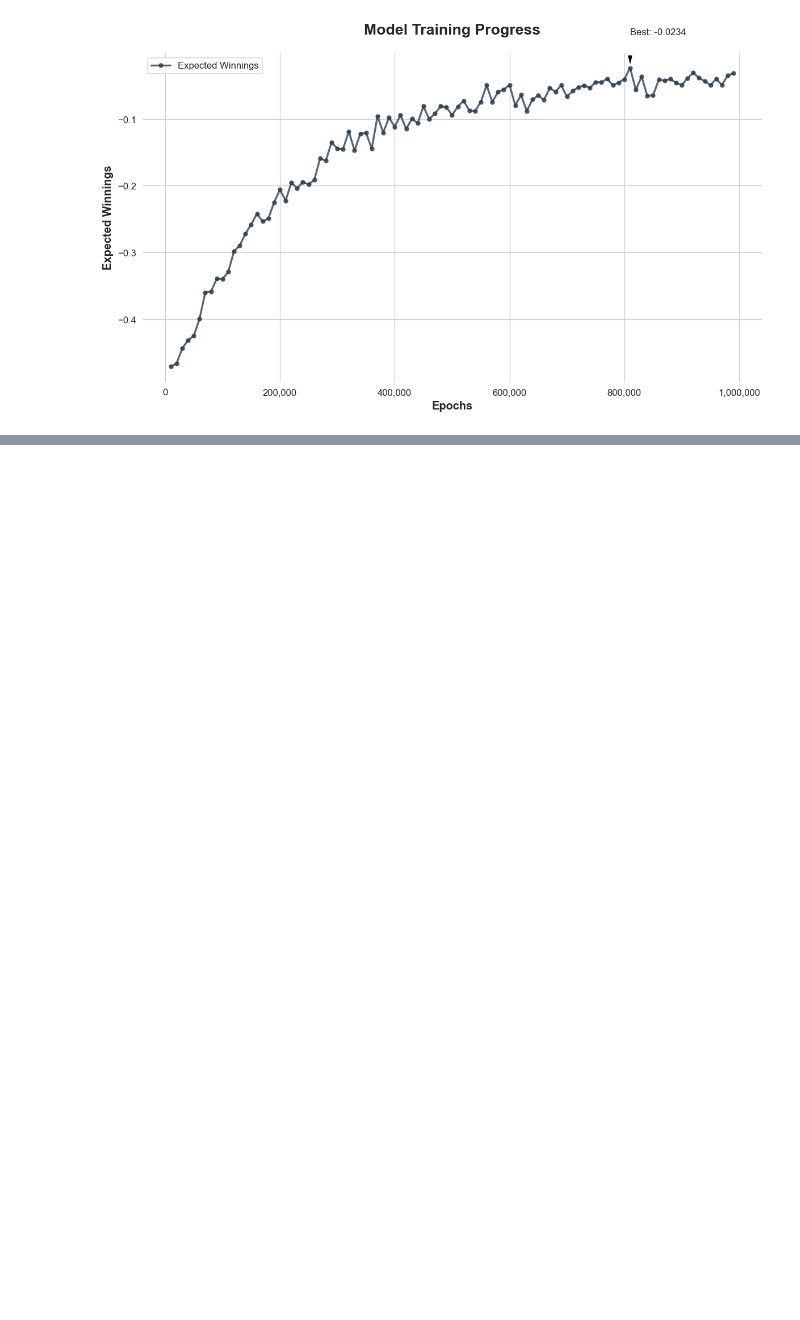
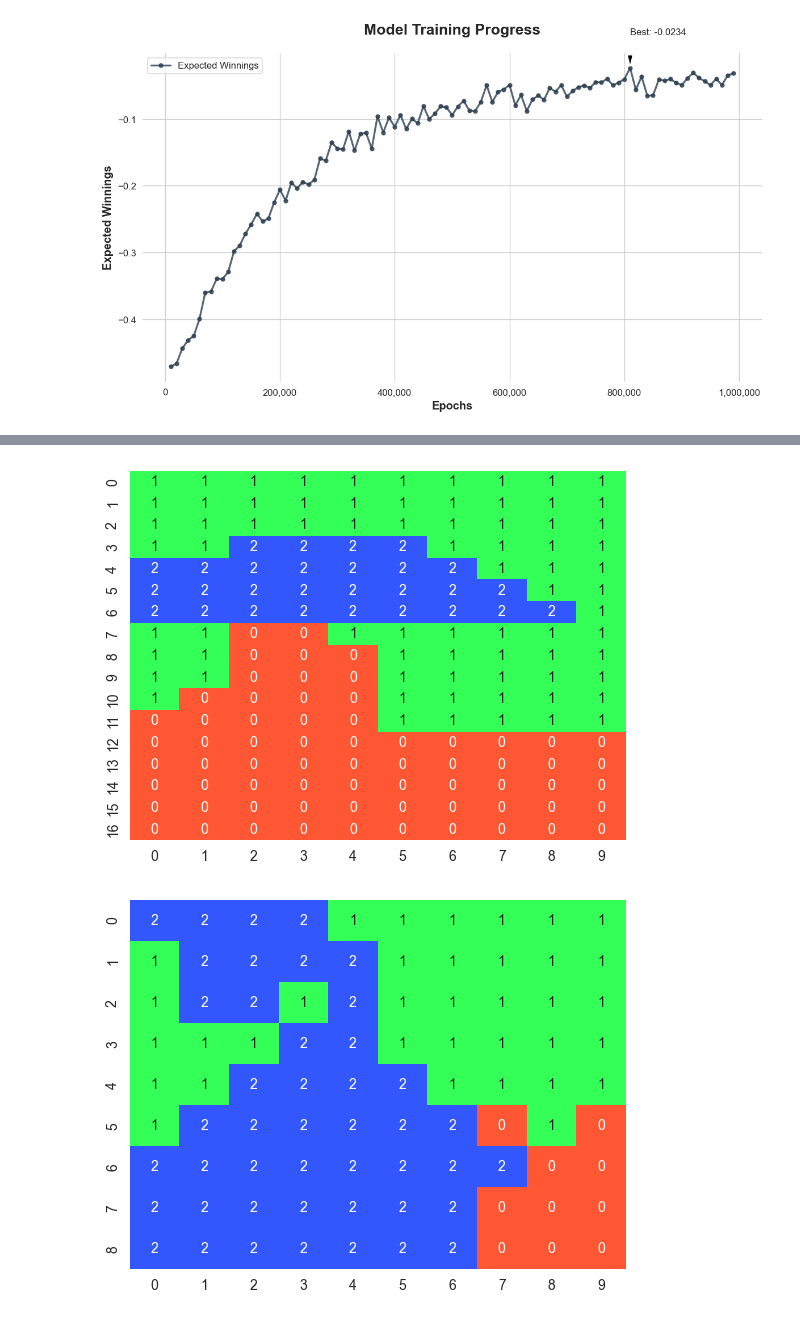
Before and after one commit to Niki110607/blackjack_rl, a Jupyter notebook: training/blackjack_RL.ipynb, the cells around one changed output, grey strips where cells are left out. Cells and saved outputs as stored; diff of their text form; code cells hidden in the pictures; blank space fills up the shorter version.

Commit message:
added plot 2

```diff
--- a/training/blackjack_RL.ipynb
+++ b/training/blackjack_RL.ipynb
@@ -189,7 +189,7 @@ epoch: 980000 | reward net: -348
 epoch: 990000 | reward net: -314
 # %%
 state = env.next_hand()
-state = (4, 2, 0)
+state = (4, 3, 0)
 print(state)
 state = torch.tensor(state, device=device).float().unsqueeze(0)
 output = model(state)
@@ -293,0 +329,15 @@ plt.show
+# %%
+player_hands = range(13, 22)
+dealer_hands = range(2, 12)
+
+soft_hands = np.zeros((len(player_hands), len(dealer_hands)))
+
+for h in range(len(player_hands)):
+    for w in range(len(dealer_hands)):
+        input = torch.tensor((player_hands[h], dealer_hands[w], 1), device=device).float().unsqueeze(0)
+        q_values = model(input)
+        q_values[0, -1] = -99
+        action = torch.argmax(q_values).item()
+        soft_hands[h, w] = action
+
+print(soft_hands)
@@ -293,0 +354,16 @@ plt.show
+# %%
+player_hands = range(4, 23, 2)
+dealer_hands = range(2, 12)
+
+splittable_hands = np.zeros((len(player_hands), len(dealer_hands)))
+
+for h in range(len(player_hands)):
+    for w in range(len(dealer_hands)):
+        input = torch.tensor((player_hands[h], dealer_hands[w], 0), device=device).float().unsqueeze(0)
+        if h == 9:
+            input = torch.tensor((12, dealer_hands[w], 1), device=device).float().unsqueeze(0)
+        q_values = model(input)
+        action = torch.argmax(q_values).item()
+        splittable_hands[h, w] = action
+
+print(splittable_hands)
@@ -293,0 +381,12 @@ plt.show
+# %%
+colors = ['#FF5733', '#33FF57', '#3357FF', '#F333FF']
+colors1 = ['#FF5733', '#33FF57', '#3357FF']
+sns.heatmap(hard_hands, cmap=colors1, annot=True, cbar=False)
+plt.show()
+sns.heatmap(soft_hands, cmap=colors1, annot=True, cbar=False)
+plt.show()
+sns.heatmap(splittable_hands, cmap=colors, annot=True, cbar=False)
+plt.show()
+# %% [output]
+[figure, added]
+[figure, added]
```
Also changed, not shown: parts of 5 cells of this notebook.
